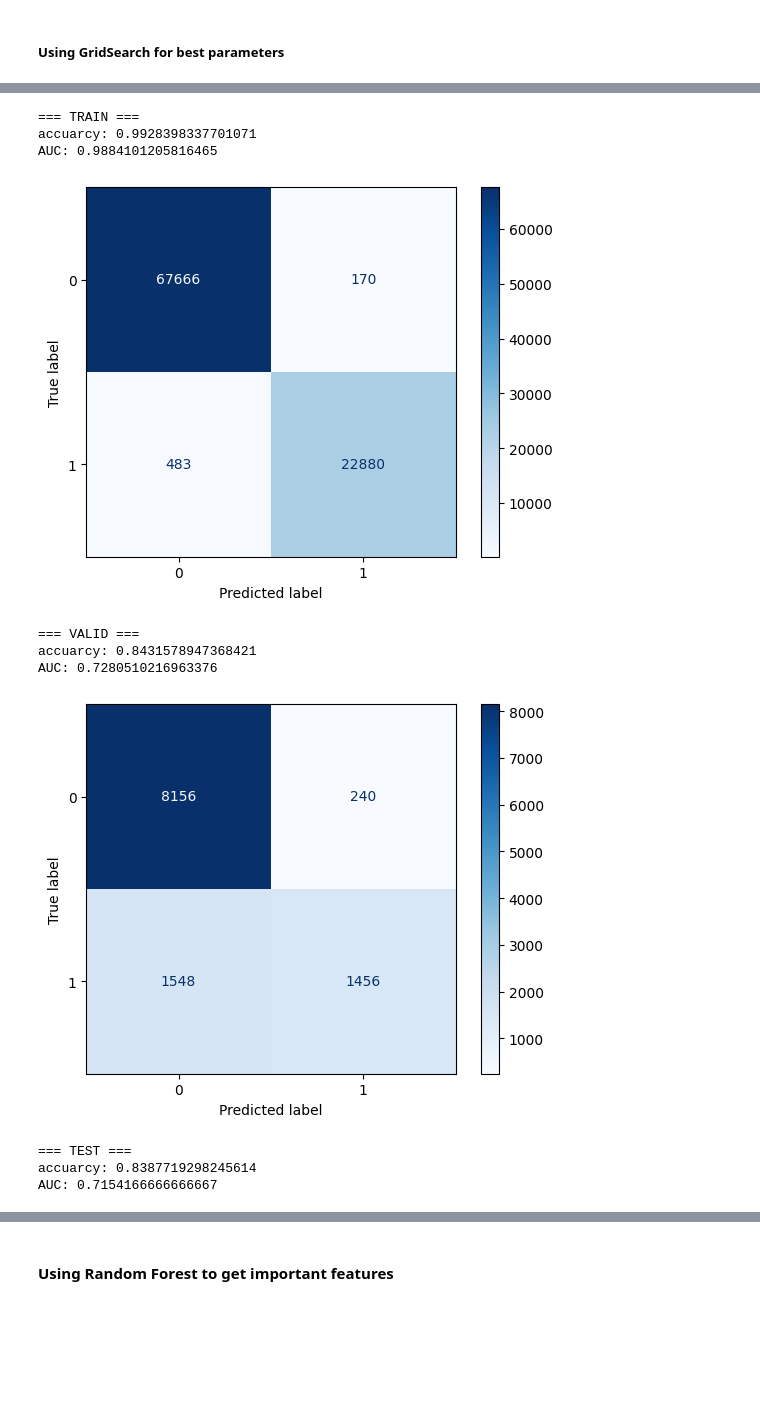
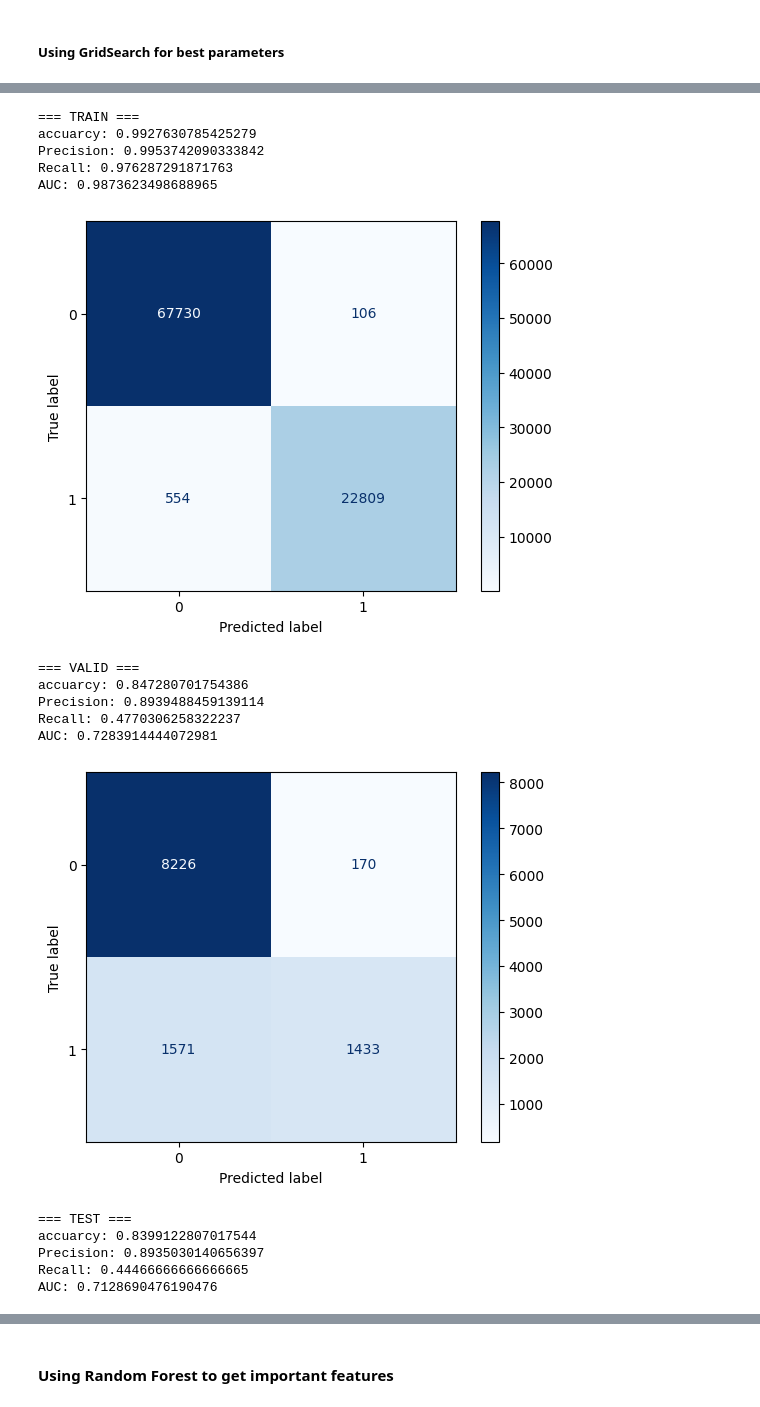
Before and after one commit to pycoder49/spotify_predictions, a Jupyter notebook: main.ipynb, the cells around one changed output, grey strips where cells are left out. Drawn from its saved outputs; the diff is of its cells as text; code cells hidden in the pictures; blank space fills up the shorter version.

```diff
--- a/main.ipynb
+++ b/main.ipynb
@@ -597,8 +655,6 @@ AUC: 0.5542738095238096
 ##### Using GridSearch for best parameters
 # %%
 rf_model = RandomForestClassifier()
-# rf_model.fit(X_train, y_train)
-rf_model.fit(X_train, y_train)
 
 params_grid = {
     'n_estimators': [100, 200, 300, 400],
@@ -607,7 +663,7 @@ params_grid = {
     'class_weight': [None, 'balanced']
 }
 
-grid= RandomizedSearchCV(
+grid_rf= RandomizedSearchCV(
     rf_model,
     params_grid,
     n_iter=30,
@@ -618,6 +674,6 @@ grid= RandomizedSearchCV(
     random_state = 0
 )
 
-grid.fit(X_train, y_train)
+grid_rf.fit(X_train, y_train)
 # %% [output]
 Fitting 3 folds for each of 30 candidates, totalling 90 fits
@@ -647,18 +705,25 @@ RandomizedSearchCV(cv=3, estimator=RandomForestClassifier(), n_iter=30,
 # %%
-evaluate_classification(rf_model, X_train, y_train, "train", threshold = 0.5)
-evaluate_classification(rf_model, X_valid, y_valid, "valid", threshold = 0.5)
-evaluate_classification(rf_model, X_test,  y_test,  "test", threshold = 0.5)
-print(rf_model.score(X_test, y_test))
+best_rf = grid_rf.best_estimator_
+evaluate_classification(best_rf, X_train, y_train, "train", threshold = 0.5)
+evaluate_classification(best_rf, X_valid, y_valid, "valid", threshold = 0.5)
+evaluate_classification(best_rf, X_test,  y_test,  "test", threshold = 0.5)
+print(best_rf.score(X_test, y_test))
 # %% [output]
 === TRAIN ===
-accuarcy: 0.9928398337701071
-AUC: 0.9884101205816465
+accuarcy: 0.9927630785425279
+Precision: 0.9953742090333842
+Recall: 0.976287291871763
+AUC: 0.9873623498688965
 [figure]
 === VALID ===
-accuarcy: 0.8431578947368421
-AUC: 0.7280510216963376
+accuarcy: 0.847280701754386
+Precision: 0.8939488459139114
+Recall: 0.4770306258322237
+AUC: 0.7283914444072981
-[figure, old version]
+[figure, new version]
 === TEST ===
-accuarcy: 0.8387719298245614
-AUC: 0.7154166666666667
+accuarcy: 0.8399122807017544
+Precision: 0.8935030140656397
+Recall: 0.44466666666666665
+AUC: 0.7128690476190476
 [figure]
```
Also changed, not shown: parts of 11 cells of this notebook.
